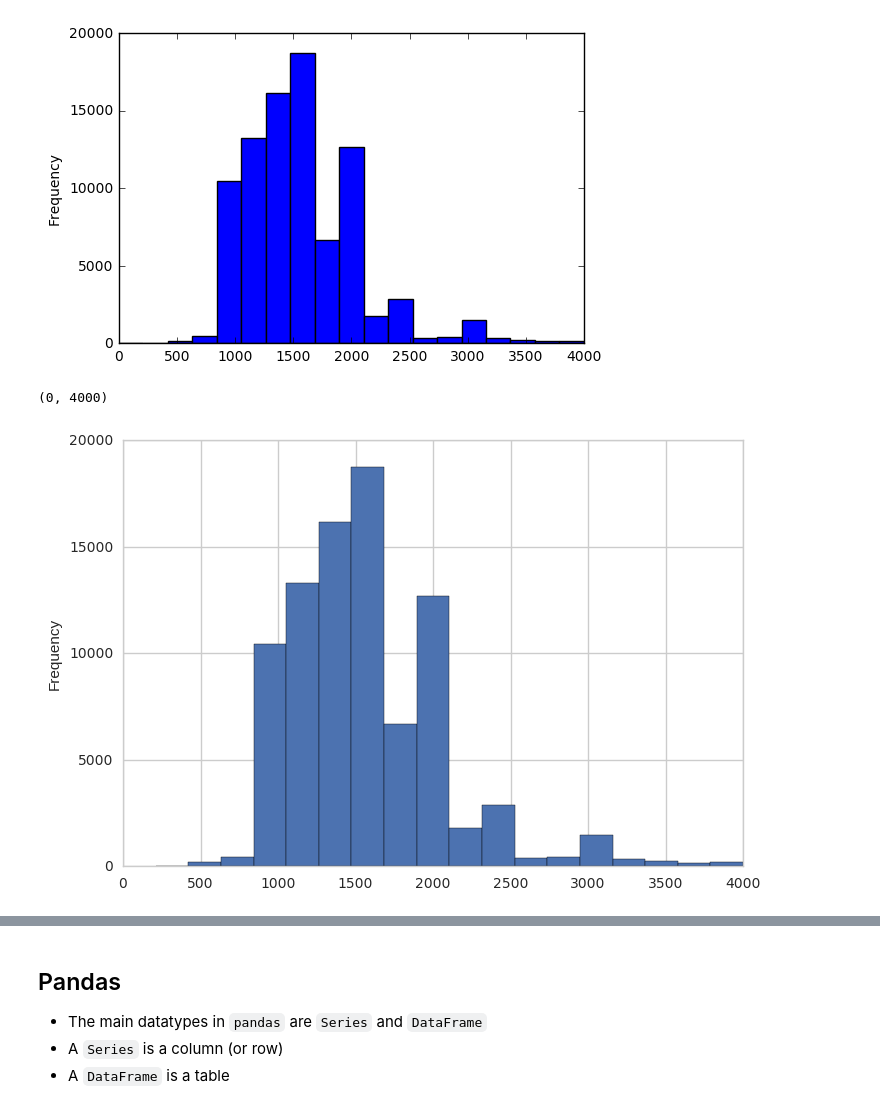
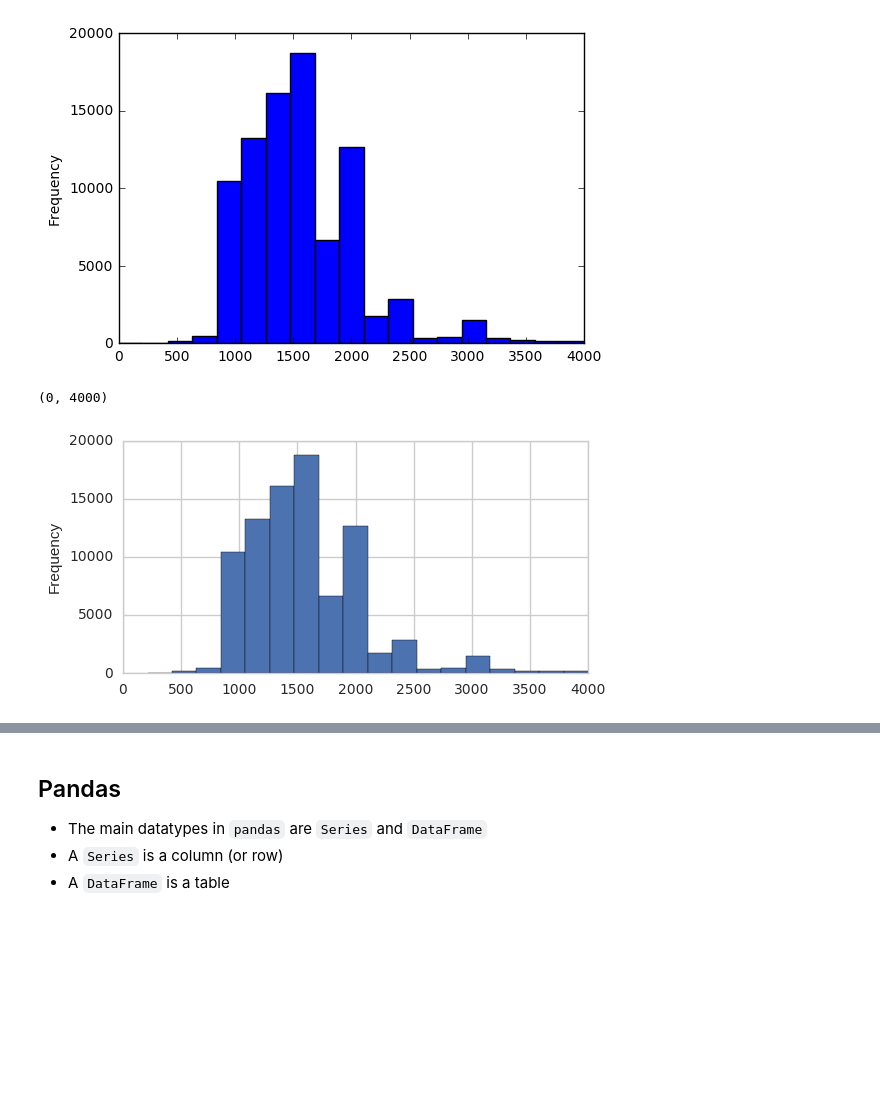
Before and after one commit to Gijs-Koot/python-training, a Jupyter notebook: 3_data_analysis/2_pandas.ipynb, the cells around one changed output, grey strips where cells are left out. Saved outputs shown, nothing was run; the diff lists cells and outputs as text; code cells hidden in the pictures; blank space fills up the shorter version.

```diff
--- a/3_data_analysis/2_pandas.ipynb
+++ b/3_data_analysis/2_pandas.ipynb
@@ -34,11 +68,12 @@ plt.xlim((0, 4000))
 import seaborn as sns
 sns.set_style('whitegrid')
 # %%
+plt.figure(figsize=(6, 3))
 rdw["Cilinderinhoud"].plot.hist(bins=np.linspace(0, 4000, 20))
 plt.xlim((0, 4000))
 # %% [output]
 (0, 4000)
-[figure, old version]
+[figure, new version]
 # %%
 rdw["Cilinderinhoud"].plot.hist(bins=np.linspace(0, 4000, 20), figsize=(5, 4))
 
```
Also changed, not shown: parts of 61 cells of this notebook, 5 other files.
